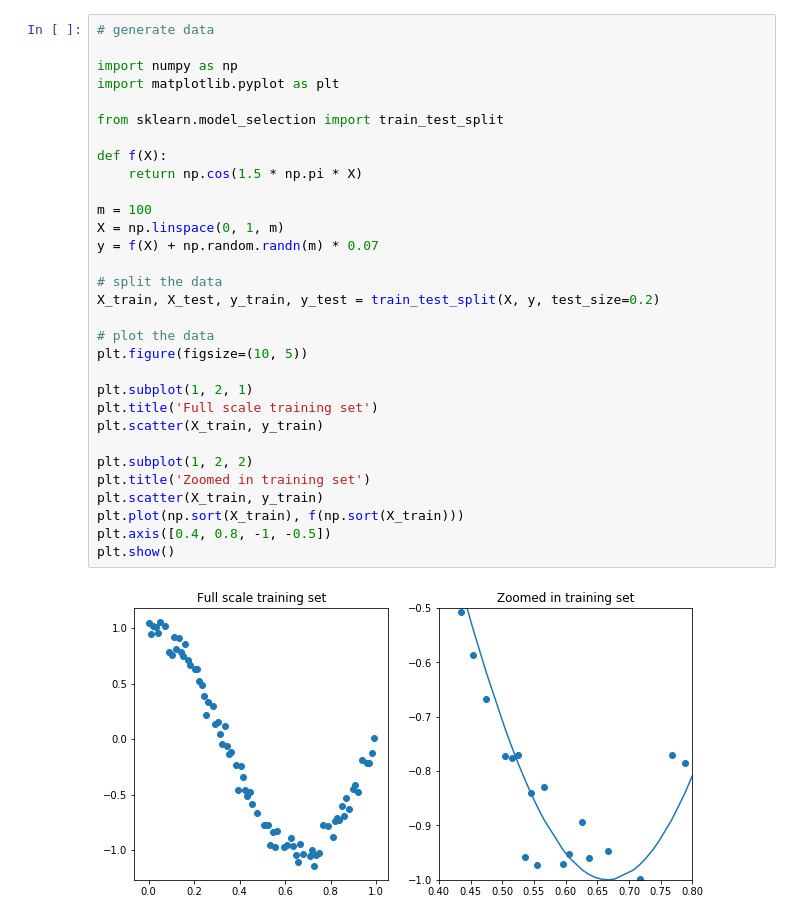
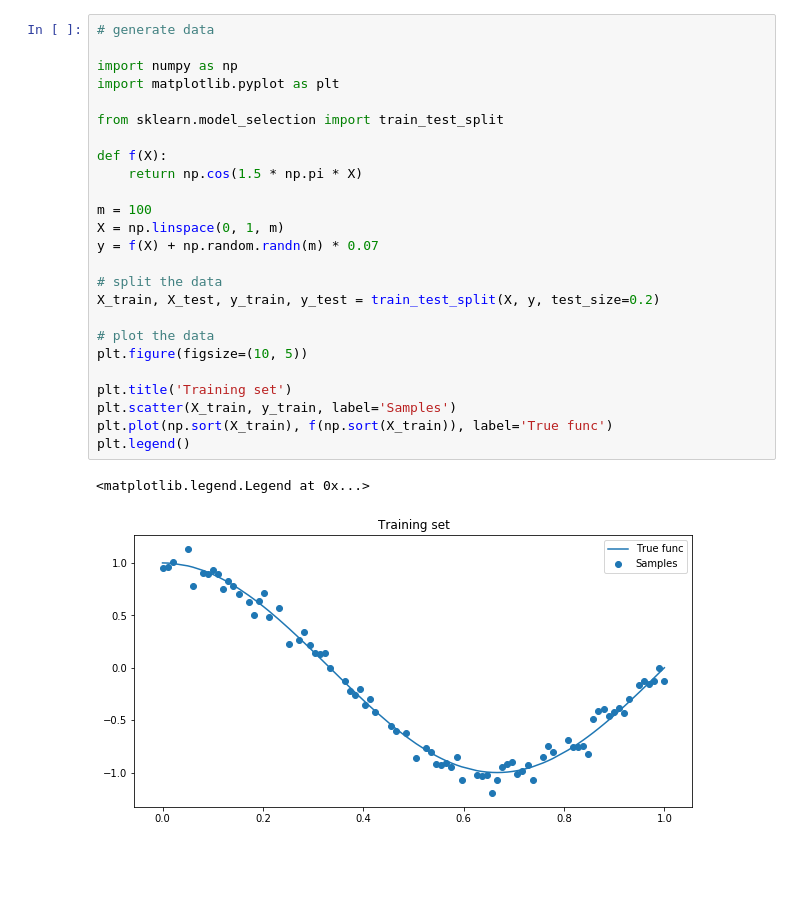
Before and after one commit to rZinnatov/machine-learning, a Jupyter notebook: supervised/regression/linear/polynomial/sci-kit.ipynb, the cells around one changed output. Cells and saved outputs as stored; diff of their text form; blank space fills up the shorter version.

```diff
--- a/supervised/regression/linear/polynomial/sci-kit.ipynb
+++ b/supervised/regression/linear/polynomial/sci-kit.ipynb
@@ -1,36 +1,31 @@
 # %%
 # generate data
 
 import numpy as np
 import matplotlib.pyplot as plt
 
 from sklearn.model_selection import train_test_split
 
 def f(X):
     return np.cos(1.5 * np.pi * X)
 
 m = 100
 X = np.linspace(0, 1, m)
 y = f(X) + np.random.randn(m) * 0.07
 
 # split the data
 X_train, X_test, y_train, y_test = train_test_split(X, y, test_size=0.2)
 
 # plot the data
 plt.figure(figsize=(10, 5))
 
-plt.subplot(1, 2, 1)
-plt.title('Full scale training set')
-plt.scatter(X_train, y_train)
-
-plt.subplot(1, 2, 2)
-plt.title('Zoomed in training set')
-plt.scatter(X_train, y_train)
-plt.plot(np.sort(X_train), f(np.sort(X_train)))
-plt.axis([0.4, 0.8, -1, -0.5])
-plt.show()
+plt.title('Training set')
+plt.scatter(X_train, y_train, label='Samples')
+plt.plot(np.sort(X_train), f(np.sort(X_train)), label='True func')
+plt.legend()
 # %% [output]
+<matplotlib.legend.Legend at 0x...>
-[figure, old version]
+[figure, new version]
 # %%
 # find proper polynomial degree
 
```
Also changed, not shown: parts of 1 cell of this notebook.
